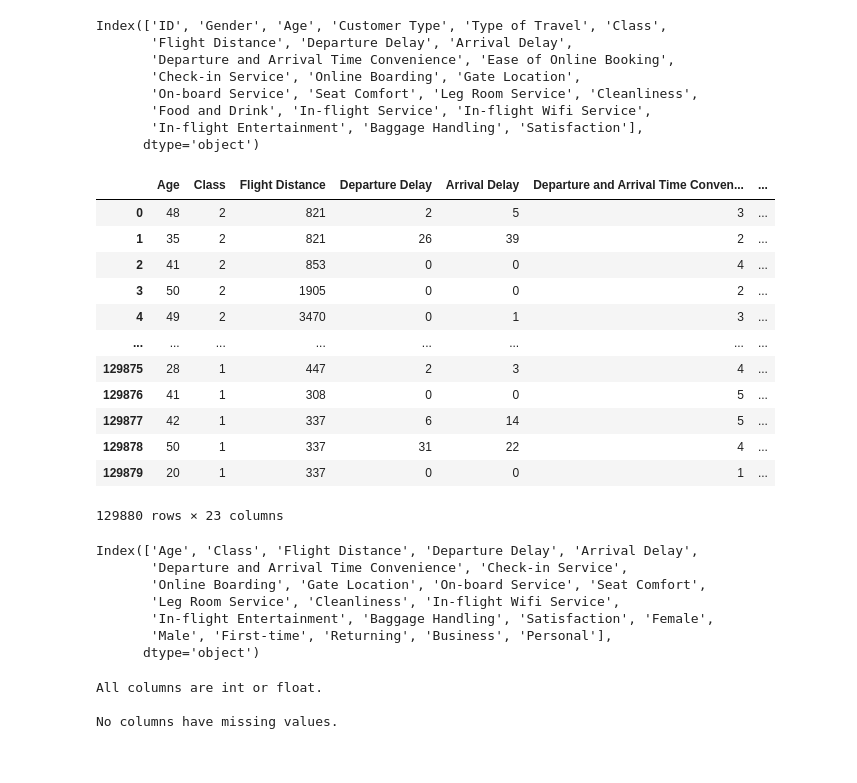
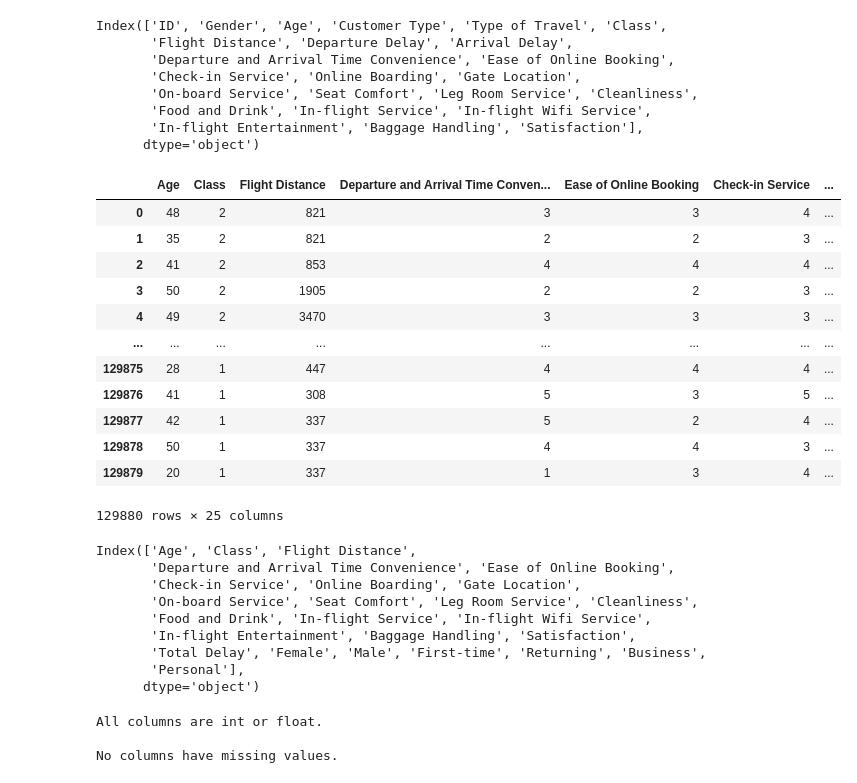
Before and after one commit to seblessa/XAI, a Jupyter notebook: notebook.ipynb, the cells around one changed output. Saved outputs shown, nothing was run; the diff lists cells and outputs as text; code cells hidden in the pictures.

```diff
--- a/notebook.ipynb
+++ b/notebook.ipynb
@@ -33,31 +46,33 @@ Index(['ID', 'Gender', 'Age', 'Customer Type', 'Type of Travel', 'Class',
        'In-flight Entertainment', 'Baggage Handling', 'Satisfaction'],
       dtype='object')
 # %%
-df = utils.pre_process_df()
+df = utils.pre_process_df(df, drop_correlated=False)
 df
 # %% [output]
-|  | Age | Class | Flight Distance | Departure Delay | Arrival Delay | Departure and Arrival Time Conven... | ... |
-| 0 | 48 | 2 | 821 | 2 | 5 | 3 | ... |
-| 1 | 35 | 2 | 821 | 26 | 39 | 2 | ... |
-| 2 | 41 | 2 | 853 | 0 | 0 | 4 | ... |
-| 3 | 50 | 2 | 1905 | 0 | 0 | 2 | ... |
-| 4 | 49 | 2 | 3470 | 0 | 1 | 3 | ... |
+|  | Age | Class | Flight Distance | Departure and Arrival Time Conven... | Ease of Online Booking | Check-in Service | ... |
+| 0 | 48 | 2 | 821 | 3 | 3 | 4 | ... |
+| 1 | 35 | 2 | 821 | 2 | 2 | 3 | ... |
+| 2 | 41 | 2 | 853 | 4 | 4 | 4 | ... |
+| 3 | 50 | 2 | 1905 | 2 | 2 | 3 | ... |
+| 4 | 49 | 2 | 3470 | 3 | 3 | 3 | ... |
 | ... | ... | ... | ... | ... | ... | ... | ... |
-| 129875 | 28 | 1 | 447 | 2 | 3 | 4 | ... |
-| 129876 | 41 | 1 | 308 | 0 | 0 | 5 | ... |
-| 129877 | 42 | 1 | 337 | 6 | 14 | 5 | ... |
-| 129878 | 50 | 1 | 337 | 31 | 22 | 4 | ... |
-| 129879 | 20 | 1 | 337 | 0 | 0 | 1 | ... |
+| 129875 | 28 | 1 | 447 | 4 | 4 | 4 | ... |
+| 129876 | 41 | 1 | 308 | 5 | 3 | 5 | ... |
+| 129877 | 42 | 1 | 337 | 5 | 2 | 4 | ... |
+| 129878 | 50 | 1 | 337 | 4 | 4 | 3 | ... |
+| 129879 | 20 | 1 | 337 | 1 | 3 | 4 | ... |
-129880 rows × 23 columns
+129880 rows × 25 columns
 # %%
 df.columns
 # %% [output]
-Index(['Age', 'Class', 'Flight Distance', 'Departure Delay', 'Arrival Delay',
-       'Departure and Arrival Time Convenience', 'Check-in Service',
-       'Online Boarding', 'Gate Location', 'On-board Service', 'Seat Comfort',
-       'Leg Room Service', 'Cleanliness', 'In-flight Wifi Service',
-       'In-flight Entertainment', 'Baggage Handling', 'Satisfaction', 'Female',
-       'Male', 'First-time', 'Returning', 'Business', 'Personal'],
+Index(['Age', 'Class', 'Flight Distance',
+       'Departure and Arrival Time Convenience', 'Ease of Online Booking',
+       'Check-in Service', 'Online Boarding', 'Gate Location',
+       'On-board Service', 'Seat Comfort', 'Leg Room Service', 'Cleanliness',
+       'Food and Drink', 'In-flight Service', 'In-flight Wifi Service',
+       'In-flight Entertainment', 'Baggage Handling', 'Satisfaction',
+       'Total Delay', 'Female', 'Male', 'First-time', 'Returning', 'Business',
+       'Personal'],
       dtype='object')
 # %%
 # Check column types
```
Also changed, not shown: parts of 12 cells of this notebook, 1 other file.
